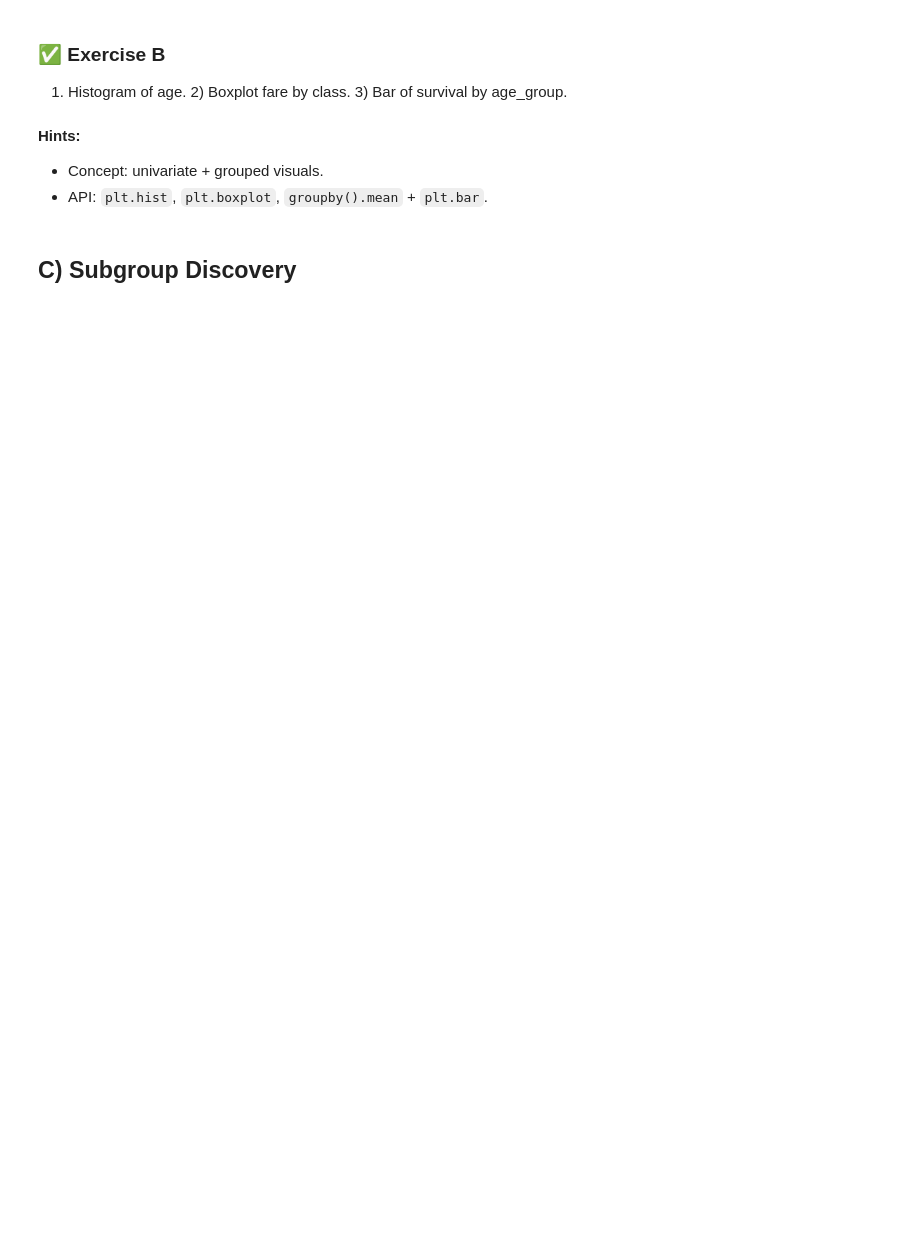
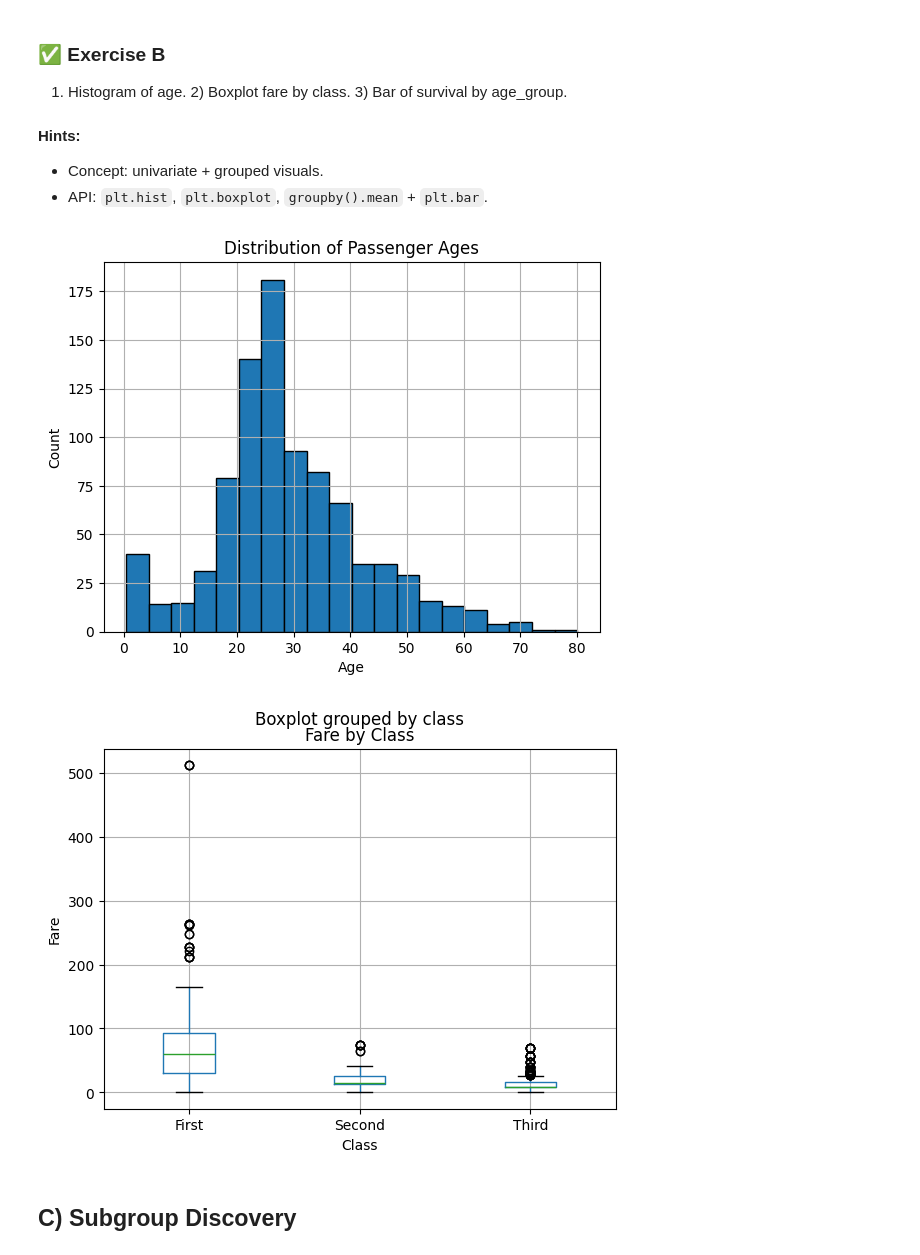
Before and after one commit to KommanaboyinaPraveenKumar/lab_ml, a Jupyter notebook: lab2_AP23110010460.ipynb, the cells around one changed output. Saved outputs shown, nothing was run; the diff lists cells and outputs as text; code cells hidden in the pictures; blank space fills up the shorter version.

```diff
--- a/lab2_AP23110010460.ipynb
+++ b/lab2_AP23110010460.ipynb
@@ -763,0 +1017,8 @@ Check NaNs in `age`/`embark_town`, top `family_size`, % with `fare_pp>20`.
+# %%
+# YOUR WORK: Exercise A
+print(df[['age','embark_town']].isna().sum())
+df['age']=df.groupby('pclass')['age'].transform(lambda x: x.fillna(x.median()))
+df['embark_town'].fillna(df['embark_town'].mode()[0], inplace=True)
+df['family_size'].value_counts().head()
+pct = (df['fare_pp'] > 20).mean() * 100
+print(f"{pct:.2f}%")
@@ -788,3 +1068,18 @@ plt.colorbar(); plt.show(); piv
+# %%
+# YOUR WORK: Exercise B
+df['age'].hist(bins=20, edgecolor='black')
+plt.xlabel("Age")
+plt.ylabel("Count")
+plt.title("Distribution of Passenger Ages")
+plt.show()
+df[['fare', 'class']].boxplot(by='class', column='fare')
+plt.title("Fare by Class")
+plt.xlabel("Class")
+plt.ylabel("Fare")
+plt.show()
+# %% [output]
+[figure, added]
+[figure, added]
 # %% [markdown]
 ## C) Subgroup Discovery
 # %%
```
Also changed, not shown: parts of 46 cells of this notebook.
